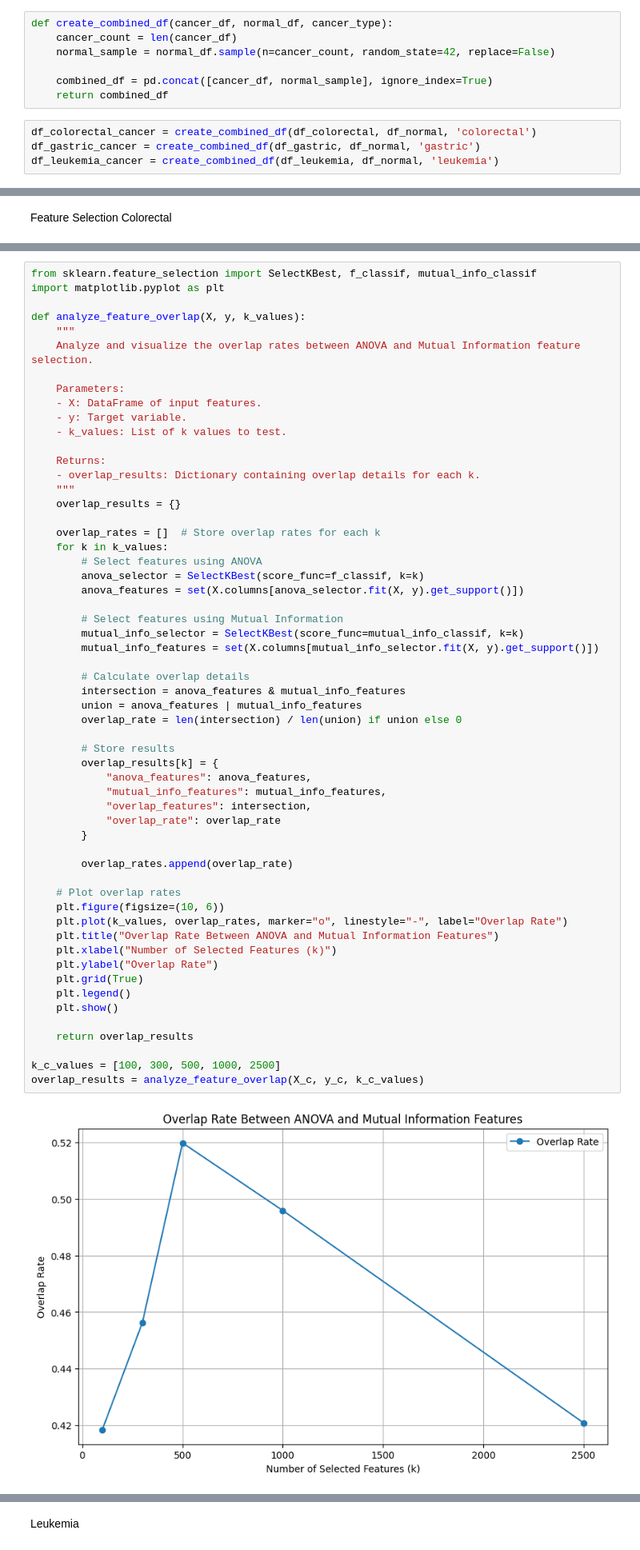
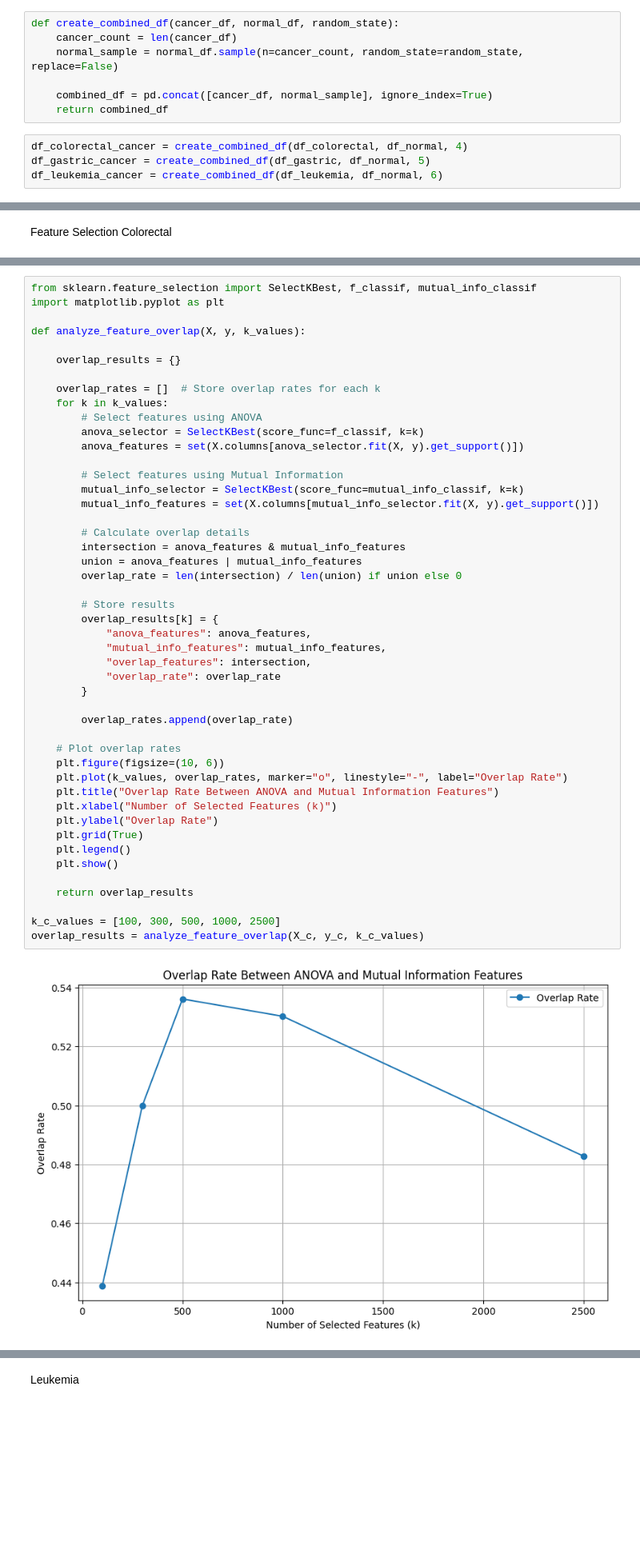
Before and after one commit to PhongCT1105/Cancer_Detector, a Jupyter notebook: Colorectal/colorectal_gastric_leukemia_Experiment.ipynb, the cells around one changed output, grey strips where cells are left out. Shown at 80% size. Drawn from its saved outputs; the diff is of its cells as text; blank space fills up the shorter version.

```diff
--- a/Colorectal/colorectal_gastric_leukemia_Experiment.ipynb
+++ b/Colorectal/colorectal_gastric_leukemia_Experiment.ipynb
@@ -19,16 +19,16 @@ df_gastric = pd.read_csv('/Users/ledamduyen/Desktop/CS 539/project/dataset/clean
 df_leukemia = pd.read_csv('/Users/ledamduyen/Desktop/CS 539/project/dataset/clean/leukemia.csv')
 df_normal = pd.read_csv('/Users/ledamduyen/Desktop/CS 539/project/dataset/clean/normal.csv')
 # %%
-def create_combined_df(cancer_df, normal_df, cancer_type):
+def create_combined_df(cancer_df, normal_df, random_state):
     cancer_count = len(cancer_df)
-    normal_sample = normal_df.sample(n=cancer_count, random_state=42, replace=False)
+    normal_sample = normal_df.sample(n=cancer_count, random_state=random_state, replace=False)
 
     combined_df = pd.concat([cancer_df, normal_sample], ignore_index=True)
     return combined_df
 # %%
-df_colorectal_cancer = create_combined_df(df_colorectal, df_normal, 'colorectal')
-df_gastric_cancer = create_combined_df(df_gastric, df_normal, 'gastric')
-df_leukemia_cancer = create_combined_df(df_leukemia, df_normal, 'leukemia')
+df_colorectal_cancer = create_combined_df(df_colorectal, df_normal, 4)
+df_gastric_cancer = create_combined_df(df_gastric, df_normal, 5)
+df_leukemia_cancer = create_combined_df(df_leukemia, df_normal, 6)
 # %%
 # Preprocessing data
 # Input df, return X,y for training
@@ -181,17 +169,7 @@ from sklearn.feature_selection import SelectKBest, f_classif, mutual_info_classi
 import matplotlib.pyplot as plt
 
 def analyze_feature_overlap(X, y, k_values):
-    """
-    Analyze and visualize the overlap rates between ANOVA and Mutual Information feature selection.
 
-    Parameters:
-    - X: DataFrame of input features.
-    - y: Target variable.
-    - k_values: List of k values to test.
-
-    Returns:
-    - overlap_results: Dictionary containing overlap details for each k.
-    """
     overlap_results = {}
 
     overlap_rates = []  # Store overlap rates for each k
@@ -207,34 +185,34 @@ def analyze_feature_overlap(X, y, k_values):
         # Calculate overlap details
         intersection = anova_features & mutual_info_features
         union = anova_features | mutual_info_features
         overlap_rate = len(intersection) / len(union) if union else 0
 
         # Store results
         overlap_results[k] = {
             "anova_features": anova_features,
             "mutual_info_features": mutual_info_features,
             "overlap_features": intersection,
             "overlap_rate": overlap_rate
         }
 
         overlap_rates.append(overlap_rate)
 
     # Plot overlap rates
     plt.figure(figsize=(10, 6))
     plt.plot(k_values, overlap_rates, marker="o", linestyle="-", label="Overlap Rate")
     plt.title("Overlap Rate Between ANOVA and Mutual Information Features")
     plt.xlabel("Number of Selected Features (k)")
     plt.ylabel("Overlap Rate")
     plt.grid(True)
     plt.legend()
     plt.show()
 
     return overlap_results
 
 k_c_values = [100, 300, 500, 1000, 2500]
 overlap_results = analyze_feature_overlap(X_c, y_c, k_c_values)
 # %% [output]
-[figure, old version]
+[figure, new version]
 # %%
 feature_selection_with_venn(X_g, y_g, variance_threshold=0.001, k_anova=500, k_mutual=500)
 # %% [output]
```
Also changed, not shown: parts of 19 cells of this notebook, 13 other files.
